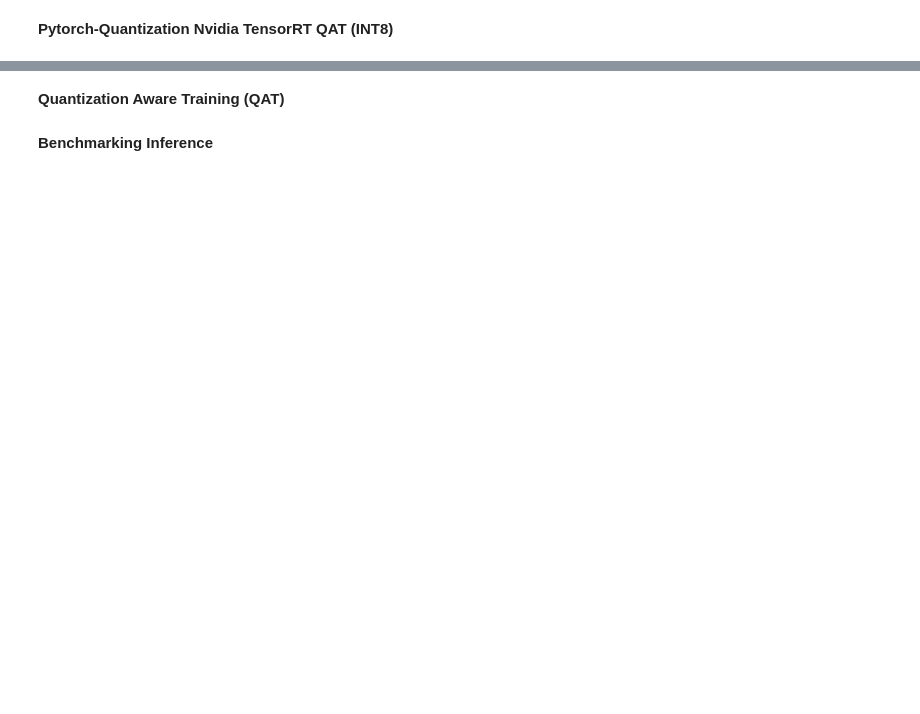
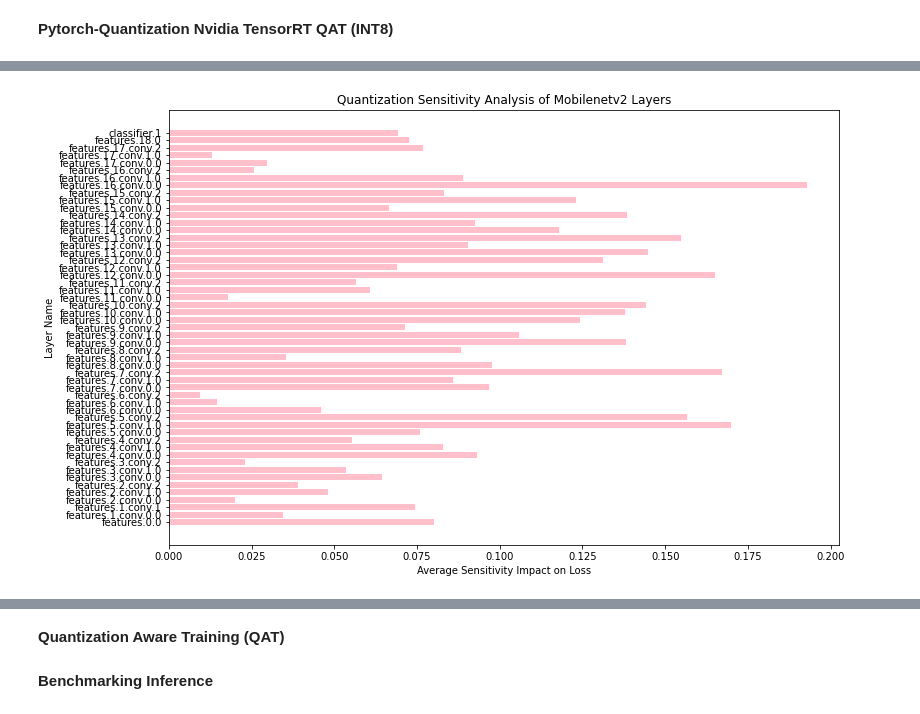
Before and after one commit to namrathasanjay/TensorRT-Quantization-ImageClassification, a Jupyter notebook: modelquantization-inference.ipynb, the cells around one changed output, grey strips where cells are left out. Drawn from its saved outputs; the diff is of its cells as text; code cells hidden in the pictures; blank space fills up the shorter version.

Commit message:
Kaggle Notebook | ModelQuantization - Inference | working

```diff
--- a/modelquantization-inference.ipynb
+++ b/modelquantization-inference.ipynb
@@ -555,9 +428,0 @@ WARNING: [Torch-TensorRT TorchScript Conversion Context] - The getMaxBatchSize()
-# %%
-# Exporting to TorchScript
-with torch.no_grad():
-    data = iter(val_dataloader)
-    images, _ = data.next()
-    jit_model = torch.jit.trace(trt_ptq, images.to("cuda"))
-    torch.jit.save(jit_model, "mobilenetv2_ptq.jit.pt")
-    #torch.jit.save(jit_model, "resnet50_ptq_trt.jit.pt")
-ptq_trt_model = torch.jit.load("mobilenetv2_ptq.jit.pt").eval()
@@ -1208,7 +1132,7 @@ def calibrate_model(model, model_name, data_loader, num_calib_batch, calibrator,
 with torch.no_grad():
     calibrate_model(
         model=q_model,
-        model_name="mobilenet_v2",
+        model_name="mobilenetv2",
         data_loader=train_dataloader,
         num_calib_batch=32,
         calibrator="histogram",
@@ -1313,0 +1449,64 @@ MobileNetV2(
+# %%
+# Define a small epsilon for perturbation
+import matplotlib.pyplot as plt
+
+epsilon = 1e-5
+model.train()
+
+device = torch.device("cuda" if torch.cuda.is_available() else "cpu")
+model.to(device)
+
+# Function to measure the impact of perturbations
+def measure_perturbation_impact(model, dataloader, epsilon):
+    sensitivity = {}
+
+    inputs, labels = next(iter(dataloader))
+    inputs, labels = inputs.to(device), labels.to(device)
+
+    # Calculate original loss
+    outputs = model(inputs)
+    original_loss = criterion(outputs, labels).item()
+
+    for name, layer in model.named_modules():
+        if isinstance(layer, (nn.Conv2d, nn.Linear)):
+            layer_name = name
+            sensitivity[layer_name] = []
+
+            for param in layer.parameters():
+                # Perturb the weights
+                original_weight = param.data.clone()
+                param.data += epsilon * torch.sign(torch.randn_like(param.data))
+
+                # Measure the loss after perturbation
+                outputs = model(inputs)
+                perturbed_loss = criterion(outputs, labels).item()
+
+                # Calculate the impact as the absolute difference in loss
+                sensitivity_impact = abs(perturbed_loss - original_loss)
+                sensitivity[layer_name].append(sensitivity_impact)
+
+                # Restore the original weights
+                param.data = original_weight
+
+    return sensitivity
+
+# Perform the sensitivity analysis
+sensitivity = measure_perturbation_impact(model, val_dataloader, epsilon)
+
+# Visualize the results
+layer_names = []
+sensitivity_values = []
+
+for layer_name, impacts in sensitivity.items():
+    avg_sensitivity = sum(impacts) / len(impacts)
+    layer_names.append(layer_name)
+    sensitivity_values.append(avg_sensitivity)
+
+plt.figure(figsize=(12, 8))
+plt.barh(layer_names, sensitivity_values, color='pink')
+plt.xlabel('Average Sensitivity Impact on Loss')
+plt.ylabel('Layer Name')
+plt.title('Quantization Sensitivity Analysis of Mobilenetv2 Layers')
+plt.show()
+# %% [output]
+[figure, added]
```
Also changed, not shown: parts of 92 cells of this notebook.
